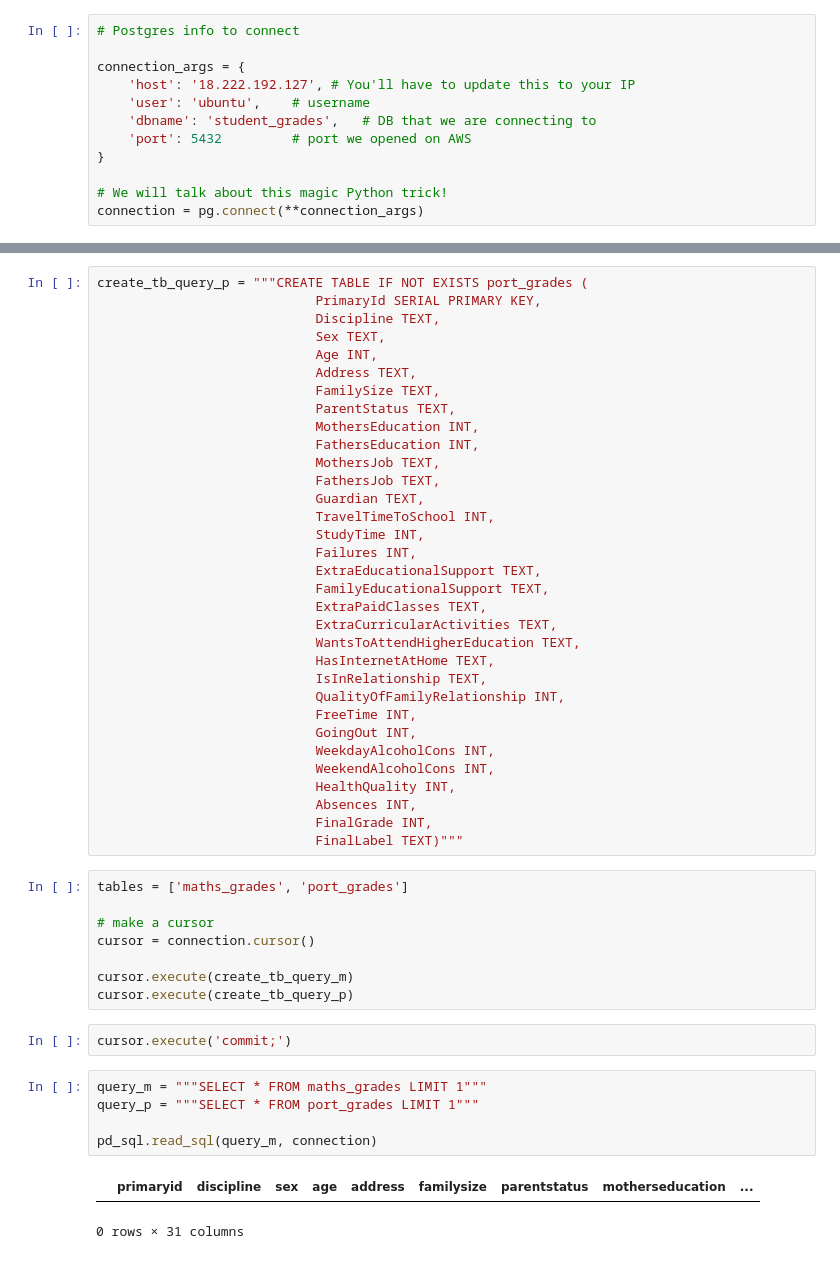
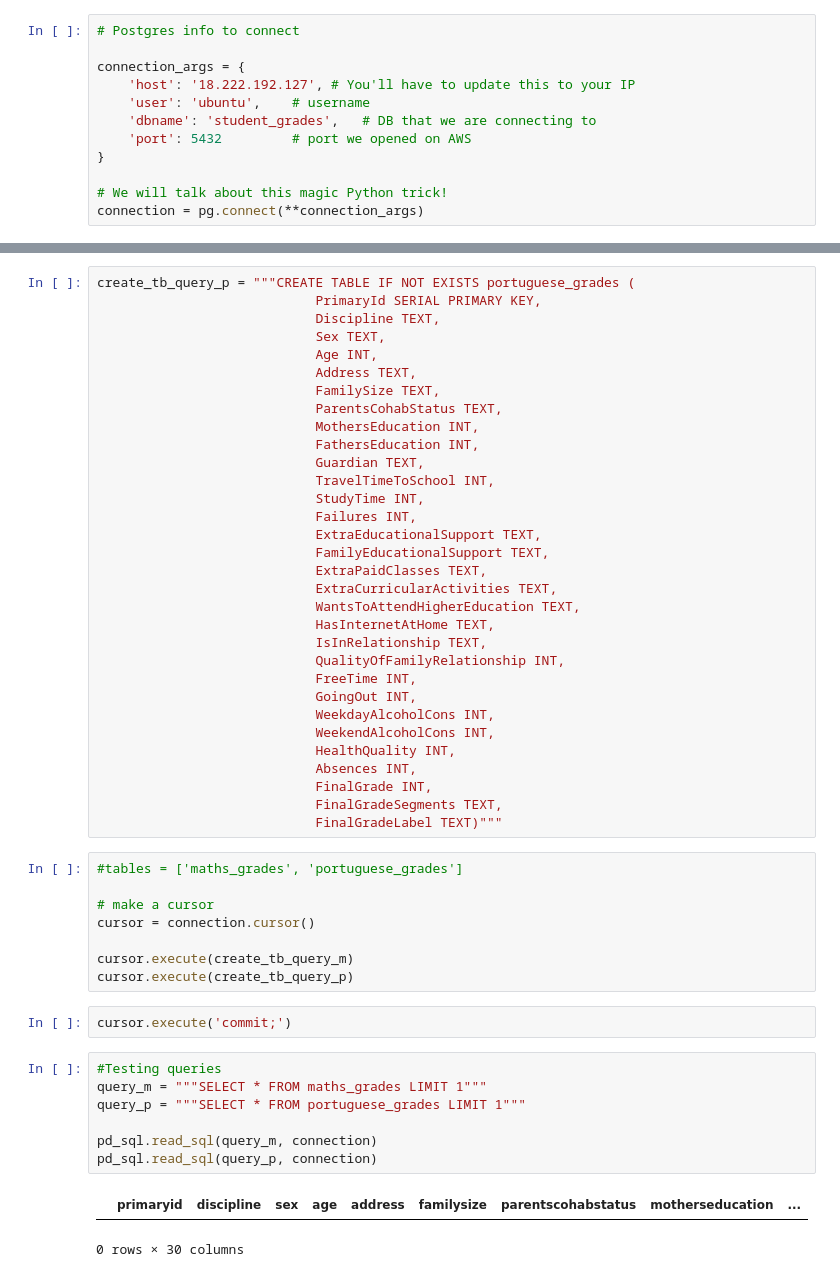
Before and after one commit to Auste1989/metis_projects, a Jupyter notebook: Student_Grade_Prediction/Student_Grade_Prediction_Data.ipynb, the cells around one changed output, grey strips where cells are left out. Cells and saved outputs as stored; diff of their text form.

```diff
--- a/Student_Grade_Prediction/Student_Grade_Prediction_Data.ipynb
+++ b/Student_Grade_Prediction/Student_Grade_Prediction_Data.ipynb
@@ -208,16 +246,14 @@ create_tb_query_m = """CREATE TABLE IF NOT EXISTS maths_grades (
 # %%
-create_tb_query_p = """CREATE TABLE IF NOT EXISTS port_grades (
+create_tb_query_p = """CREATE TABLE IF NOT EXISTS portuguese_grades (
                             PrimaryId SERIAL PRIMARY KEY,
                             Discipline TEXT,
                             Sex TEXT,
                             Age INT,
                             Address TEXT,
                             FamilySize TEXT,
-                            ParentStatus TEXT,
+                            ParentsCohabStatus TEXT,
                             MothersEducation INT,
                             FathersEducation INT,
-                            MothersJob TEXT,
-                            FathersJob TEXT,
                             Guardian TEXT,
                             TravelTimeToSchool INT,
                             StudyTime INT,
@@ -237,9 +273,10 @@ create_tb_query_p = """CREATE TABLE IF NOT EXISTS port_grades (
                             HealthQuality INT,
                             Absences INT,
                             FinalGrade INT,
-                            FinalLabel TEXT)"""
+                            FinalGradeSegments TEXT,
+                            FinalGradeLabel TEXT)"""
 # %%
-tables = ['maths_grades', 'port_grades']
+#tables = ['maths_grades', 'portuguese_grades']
 
 # make a cursor
 cursor = connection.cursor()
@@ -249,10 +286,12 @@ cursor.execute(create_tb_query_p)
 # %%
 cursor.execute('commit;')
 # %%
+#Testing queries
 query_m = """SELECT * FROM maths_grades LIMIT 1"""
-query_p = """SELECT * FROM port_grades LIMIT 1"""
+query_p = """SELECT * FROM portuguese_grades LIMIT 1"""
 
 pd_sql.read_sql(query_m, connection)
+pd_sql.read_sql(query_p, connection)
 # %% [output]
-|  | primaryid | discipline | sex | age | address | familysize | parentstatus | motherseducation | ... |
+|  | primaryid | discipline | sex | age | address | familysize | parentscohabstatus | motherseducation | ... |
-0 rows × 31 columns
+0 rows × 30 columns
```
Also changed, not shown: parts of 12 cells of this notebook, 2 other files.
